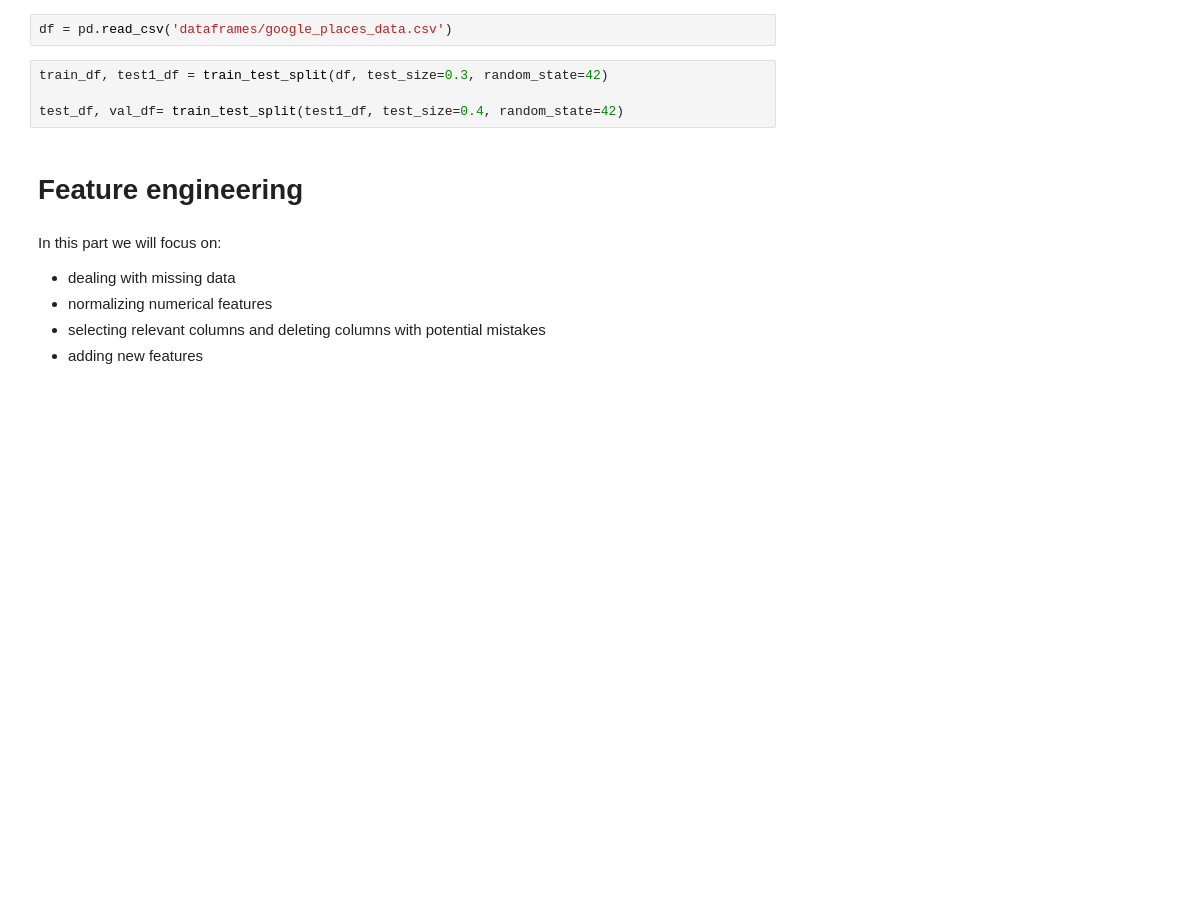
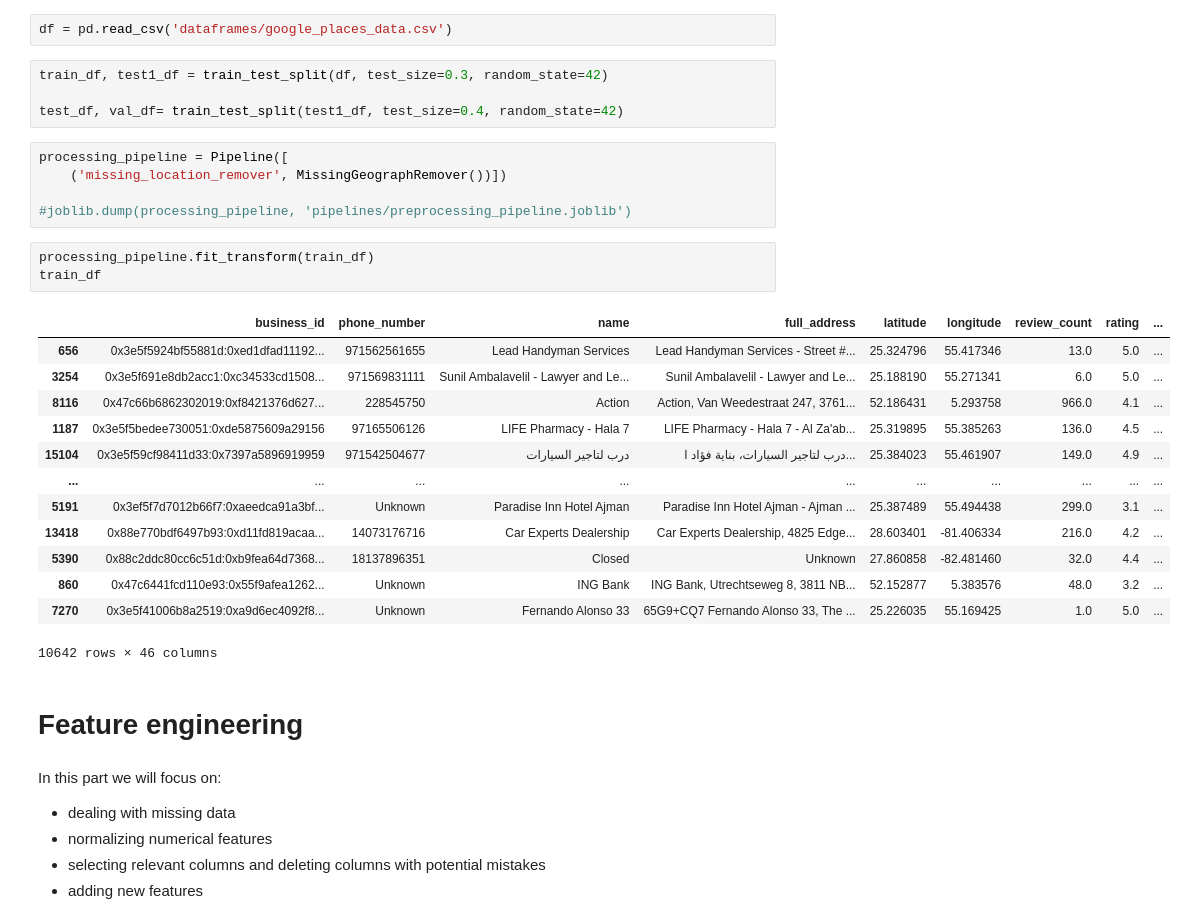
Before and after one commit to katarzynarogalska/LocationIntelligence-clustering, a Jupyter notebook: Location_FeatureEng.ipynb, the cells around one changed output. Cells and saved outputs as stored; diff of their text form; blank space fills up the shorter version.

```diff
--- a/Location_FeatureEng.ipynb
+++ b/Location_FeatureEng.ipynb
@@ -12,6 +16,28 @@ df = pd.read_csv('dataframes/google_places_data.csv')
 train_df, test1_df = train_test_split(df, test_size=0.3, random_state=42)
 
 test_df, val_df= train_test_split(test1_df, test_size=0.4, random_state=42)
+# %%
+processing_pipeline = Pipeline([
+    ('missing_location_remover', MissingGeographRemover())])
+
+#joblib.dump(processing_pipeline, 'pipelines/preprocessing_pipeline.joblib')
+# %%
+processing_pipeline.fit_transform(train_df)
+train_df
+# %% [output]
+|  | business_id | phone_number | name | full_address | latitude | longitude | review_count | rating | ... |
+| 656 | 0x3e5f5924bf55881d:0xed1dfad11192... | 971562561655 | Lead Handyman Services | Lead Handyman Services - Street #... | 25.324796 | 55.417346 | 13.0 | 5.0 | ... |
+| 3254 | 0x3e5f691e8db2acc1:0xc34533cd1508... | 971569831111 | Sunil Ambalavelil - Lawyer and Le... | Sunil Ambalavelil - Lawyer and Le... | 25.188190 | 55.271341 | 6.0 | 5.0 | ... |
+| 8116 | 0x47c66b6862302019:0xf8421376d627... | 228545750 | Action | Action, Van Weedestraat 247, 3761... | 52.186431 | 5.293758 | 966.0 | 4.1 | ... |
+| 1187 | 0x3e5f5bedee730051:0xde5875609a29156 | 97165506126 | LIFE Pharmacy - Hala 7 | LIFE Pharmacy - Hala 7 - Al Za'ab... | 25.319895 | 55.385263 | 136.0 | 4.5 | ... |
+| 15104 | 0x3e5f59cf98411d33:0x7397a5896919959 | 971542504677 | درب لتاجير السيارات | درب لتاجير السيارات، بناية فؤاد ا... | 25.384023 | 55.461907 | 149.0 | 4.9 | ... |
+| ... | ... | ... | ... | ... | ... | ... | ... | ... | ... |
+| 5191 | 0x3ef5f7d7012b66f7:0xaeedca91a3bf... | Unknown | Paradise Inn Hotel Ajman | Paradise Inn Hotel Ajman - Ajman ... | 25.387489 | 55.494438 | 299.0 | 3.1 | ... |
+| 13418 | 0x88e770bdf6497b93:0xd11fd819acaa... | 14073176716 | Car Experts Dealership | Car Experts Dealership, 4825 Edge... | 28.603401 | -81.406334 | 216.0 | 4.2 | ... |
+| 5390 | 0x88c2ddc80cc6c51d:0xb9fea64d7368... | 18137896351 | Closed | Unknown | 27.860858 | -82.481460 | 32.0 | 4.4 | ... |
+| 860 | 0x47c6441fcd110e93:0x55f9afea1262... | Unknown | ING Bank | ING Bank, Utrechtseweg 8, 3811 NB... | 52.152877 | 5.383576 | 48.0 | 3.2 | ... |
+| 7270 | 0x3e5f41006b8a2519:0xa9d6ec4092f8... | Unknown | Fernando Alonso 33 | 65G9+CQ7 Fernando Alonso 33, The ... | 25.226035 | 55.169425 | 1.0 | 5.0 | ... |
+10642 rows × 46 columns
 # %% [markdown]
 # Feature engineering
 # %% [markdown]
```
Also changed, not shown: parts of 2 cells of this notebook, 3 other files.
